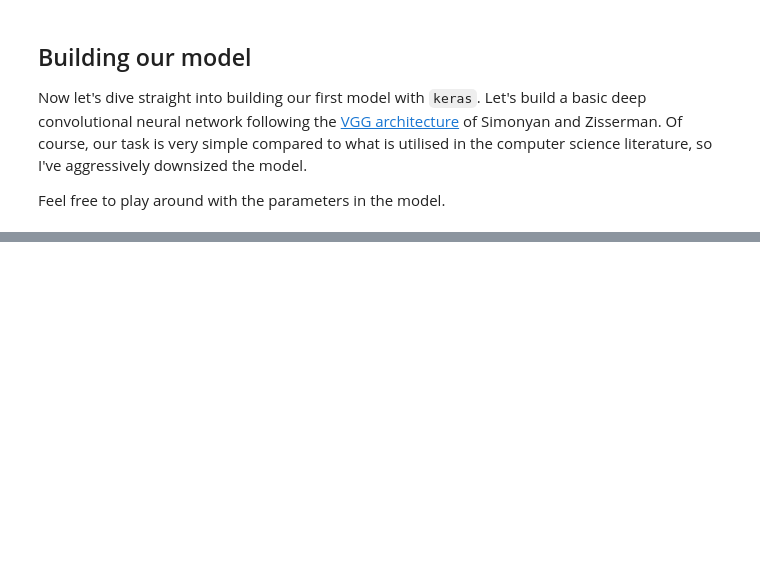
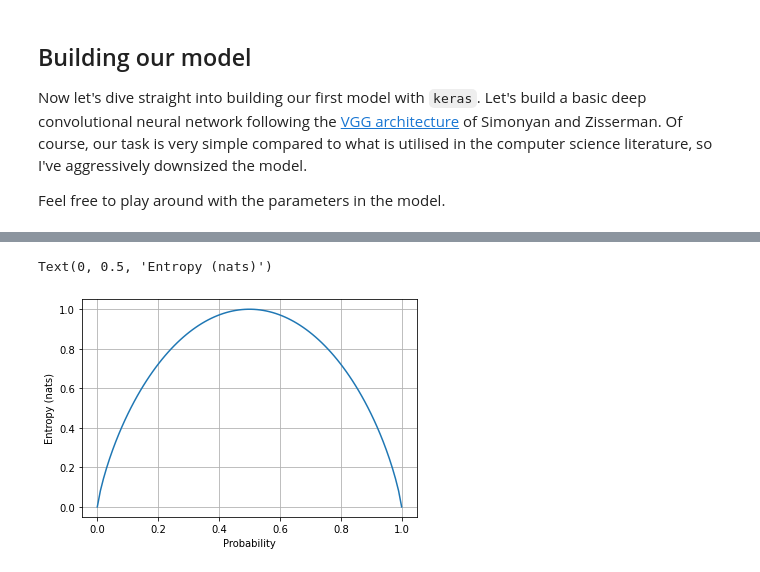
Before and after one commit to raphhbw/WAKE_workshops, a Jupyter notebook: machine_learning/session_02/s2_ml_for_modern_astronomy.ipynb, the cells around one changed output, grey strips where cells are left out. Saved outputs shown, nothing was run; the diff lists cells and outputs as text; code cells hidden in the pictures; blank space fills up the shorter version.

```diff
--- a/machine_learning/session_02/s2_ml_for_modern_astronomy.ipynb
+++ b/machine_learning/session_02/s2_ml_for_modern_astronomy.ipynb
@@ -221,0 +363,26 @@ plt.show()
+# %%
+def binary_entropy(proba, eps=np.finfo(float).eps):
+    """
+    Compute binary entropy
+
+    Parameters
+    ----------
+    proba : Union[float, int, np.ndarray]
+        Probability
+    eps : float
+        Machine precision to compute result to: avoids NaN at domain edges.
+    """
+    p_clip = np.clip(proba, eps, 1-eps)
+    h = -p_clip * np.log2(p_clip) - (1-p_clip)*np.log2(1-p_clip)
+    return h
+
+p = np.linspace(0, 1, 100)
+h_p = binary_entropy(p)
+
+plt.plot(p, h_p)
+plt.grid()
+plt.xlabel("Probability")
+plt.ylabel("Entropy (nats)")
+# %% [output]
+Text(0, 0.5, 'Entropy (nats)')
+[figure, added]
```
Also changed, not shown: parts of 19 cells of this notebook.
